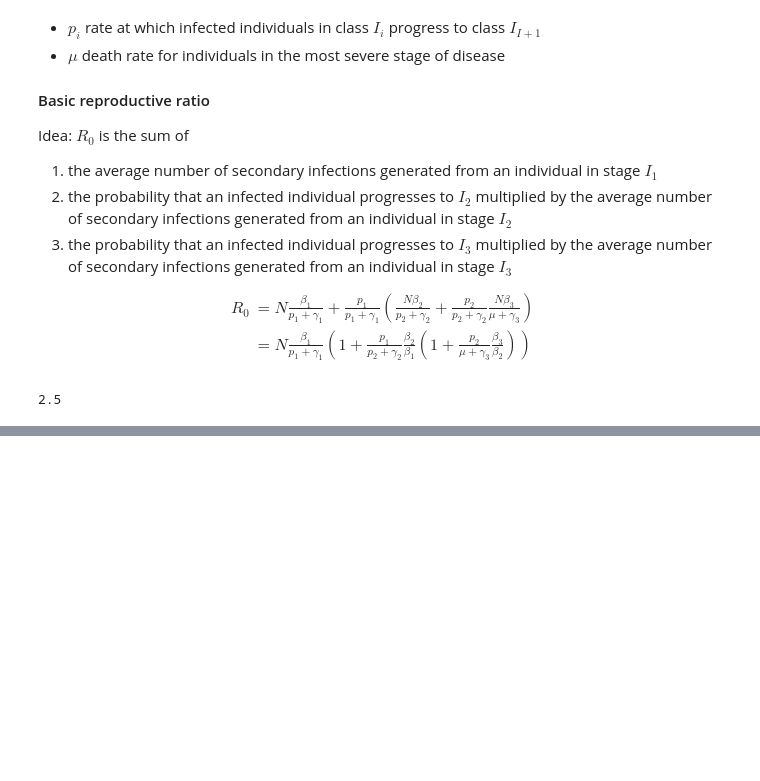
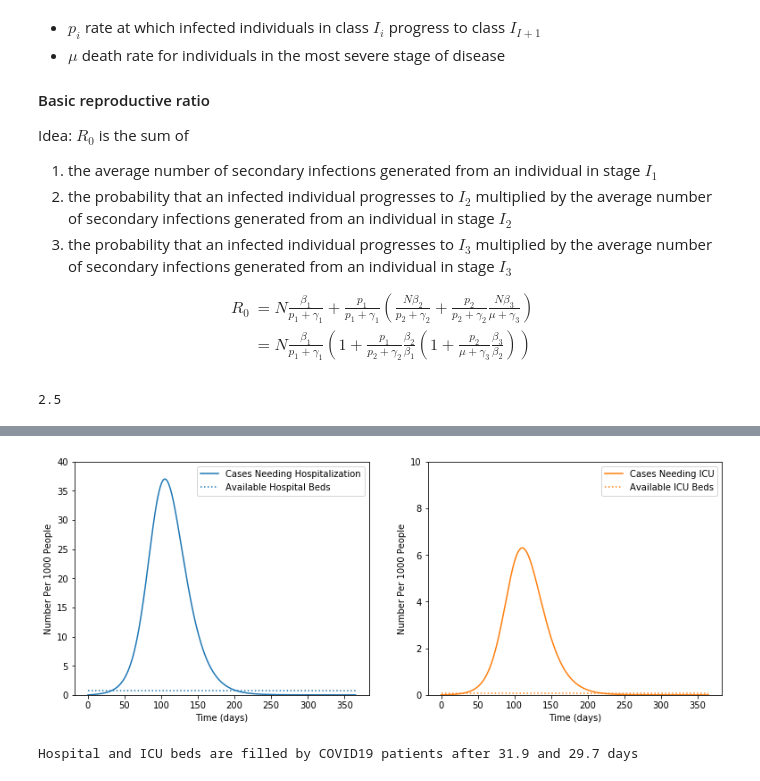
Before and after one commit to alsnhll/SEIR_COVID19, a Jupyter notebook: SEIR_COVID19.ipynb, the cells around one changed output, grey strips where cells are left out. Saved outputs shown, nothing was run; the diff lists cells and outputs as text; code cells hidden in the pictures; blank space fills up the shorter version.

```diff
--- a/SEIR_COVID19.ipynb
+++ b/SEIR_COVID19.ipynb
@@ -150,0 +223,10 @@ print(DoublingTime)
+# %%
+#Parameter sources: https://docs.google.com/spreadsheets/d/1zZKKnZ47lqfmUGYDQuWNnzKnh-IDMy15LBaRmrBcjqE
+
+# All values are adjusted for increased occupancy due to flu season
+
+AvailHospBeds=2.6*(1-0.66*1.1) #Available hospital beds per 1000 ppl in US based on total beds and occupancy
+AvailICUBeds=0.26*(1-0.68*1.07) #Available ICU beds per 1000 ppl in US, based on total beds and occupancy. Only counts adult not neonatal/pediatric beds
+ConvVentCap=0.062 #Estimated excess # of patients who could be ventilated in US (per 1000 ppl) using conventional protocols
+ContVentCap=0.15 #Estimated excess # of patients who could be ventilated in US (per 1000 ppl) using contingency protocols
+CrisisVentCap=0.42 #Estimated excess # of patients who could be ventilated in US (per 1000 ppl) using crisis protocols
@@ -150,0 +239,39 @@ print(DoublingTime)
+# %%
+NumHosp=soln[:,3]+soln[:,4]
+NumICU=soln[:,4]
+
+plt.figure(figsize=(13,4.8))
+plt.subplot(1,2,1)
+plt.plot(tvec,NumHosp)
+plt.plot(np.array((0, tmax)),AvailHospBeds*np.ones(2),color='C0',linestyle=":")
+plt.xlabel("Time (days)")
+plt.ylabel("Number Per 1000 People")
+plt.legend(("Cases Needing Hospitalization","Available Hospital Beds"))
+ipeakHosp=np.argmax(NumHosp) #find peak
+peakHosp=10*np.ceil(NumHosp[ipeakHosp]/10)#find time at peak
+plt.ylim([0,peakHosp])
+
+plt.subplot(1,2,2)
+plt.plot(tvec,NumICU,color='C1')
+plt.plot(np.array((0, tmax)),AvailICUBeds*np.ones(2),color='C1',linestyle=":")
+plt.xlabel("Time (days)")
+plt.ylabel("Number Per 1000 People")
+plt.legend(("Cases Needing ICU","Available ICU Beds"))
+ipeakICU=np.argmax(NumICU) #find peak
+peakICU=10*np.ceil(NumICU[ipeakICU]/10)#find time at peak
+plt.ylim([0,peakICU])
+plt.ylim([0,10])
+
+#Find time when hospitalized cases = capacity
+icross=np.argmin(np.abs(NumHosp[0:ipeakHosp]-AvailHospBeds)) #find intersection before peak
+TimeFillBeds=tvec[icross]
+
+#Find time when ICU cases = capacity
+icross=np.argmin(np.abs(NumICU[0:ipeakICU]-AvailICUBeds)) #find intersection before peak
+TimeFillICU=tvec[icross]
+
+plt.show()
+print("Hospital and ICU beds are filled by COVID19 patients after {0:4.1f} and {1:4.1f} days".format(TimeFillBeds,TimeFillICU))
+# %% [output]
+[figure, added]
+Hospital and ICU beds are filled by COVID19 patients after 31.9 and 29.7 days
```
Also changed, not shown: parts of 23 cells of this notebook.
